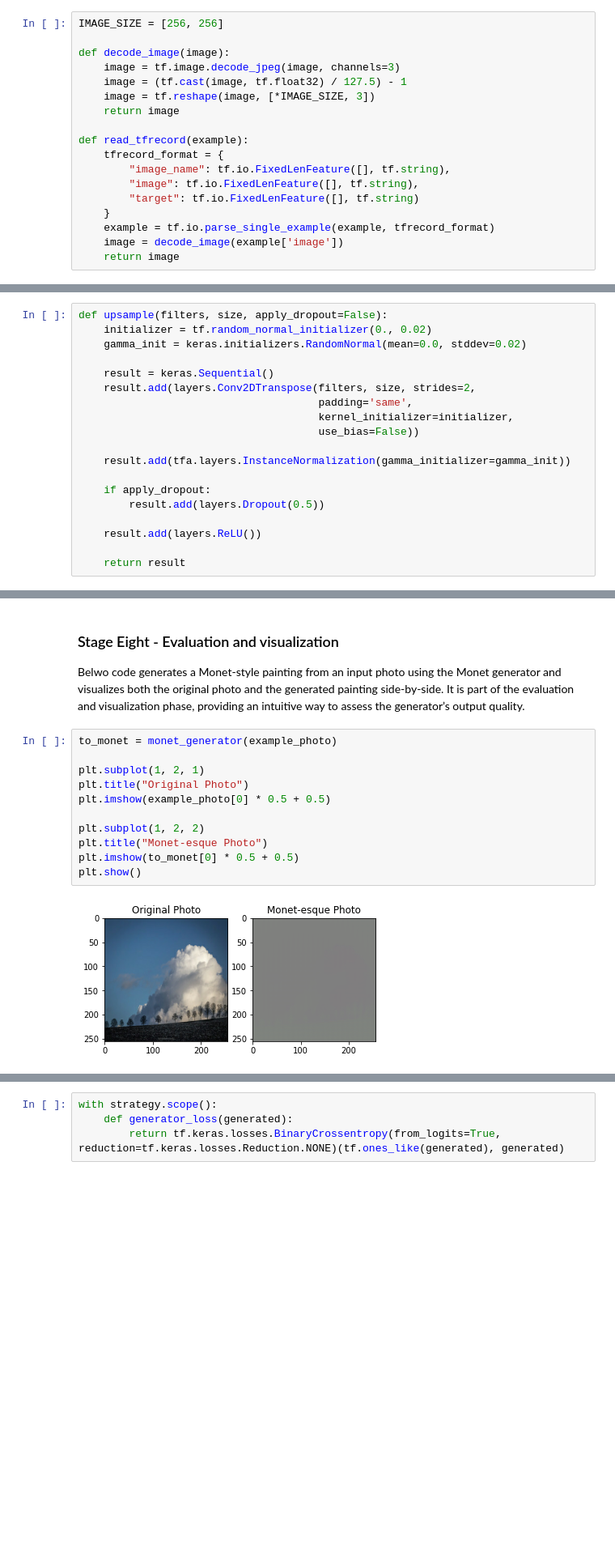
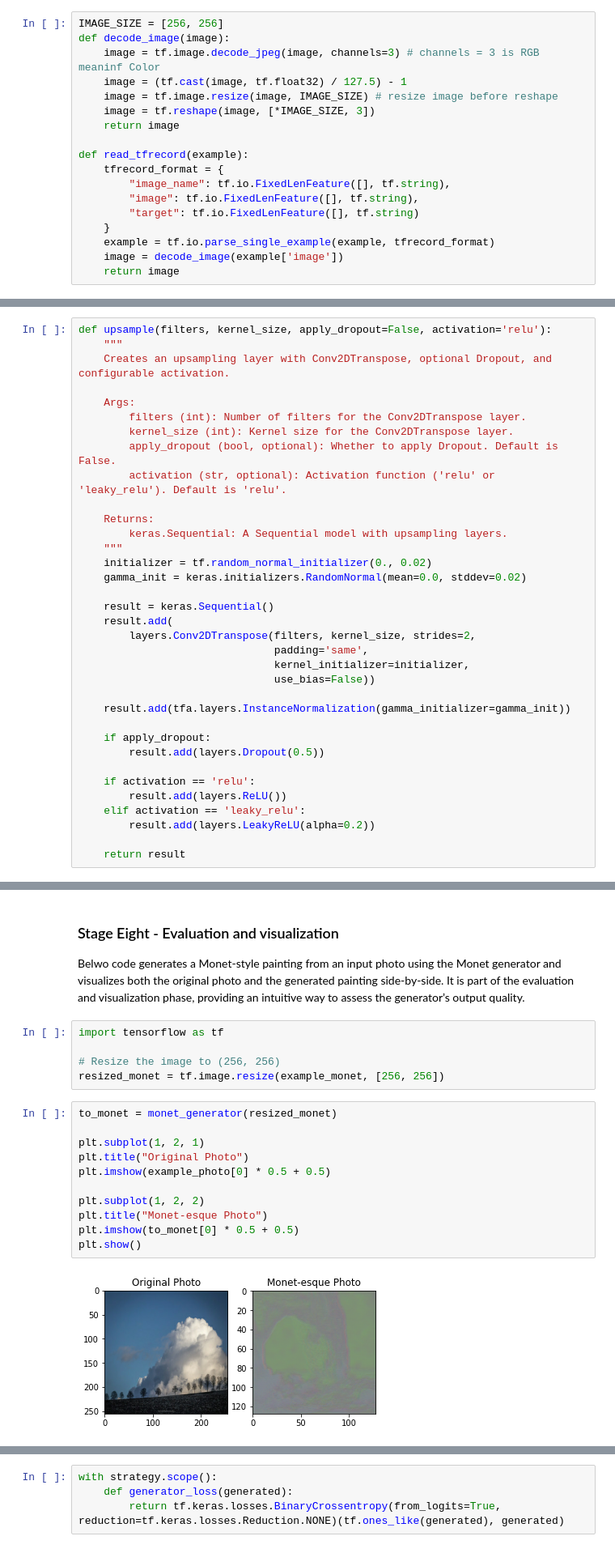
Before and after one commit to stanxwong/stanxwong, a Jupyter notebook: 5511-deep-learning-week5-gan.ipynb, the cells around one changed output, grey strips where cells are left out. Shown at 81% size. Drawn from its saved outputs; the diff is of its cells as text; blank space fills up the shorter version.

```diff
--- a/5511-deep-learning-week5-gan.ipynb
+++ b/5511-deep-learning-week5-gan.ipynb
@@ -84,10 +81,10 @@ Summary
 This setup is ideal for creating a pipeline to handle large-scale datasets efficiently during model training.
 # %%
 IMAGE_SIZE = [256, 256]
-
 def decode_image(image):
-    image = tf.image.decode_jpeg(image, channels=3)
+    image = tf.image.decode_jpeg(image, channels=3) # channels = 3 is RGB meaninf Color
     image = (tf.cast(image, tf.float32) / 127.5) - 1
+    image = tf.image.resize(image, IMAGE_SIZE) # resize image before reshape
     image = tf.reshape(image, [*IMAGE_SIZE, 3])
     return image
 
@@ -174,22 +187,38 @@ Purpose of upsample
 	•	It defines a reusable building block for constructing the model architecture.
 	•	Specifically, it is part of the generator networks in models like CycleGAN or U-Nets, which perform tasks such as image-to-image translation or image reconstruction.
 # %%
-def upsample(filters, size, apply_dropout=False):
+def upsample(filters, kernel_size, apply_dropout=False, activation='relu'):
+    """
+    Creates an upsampling layer with Conv2DTranspose, optional Dropout, and configurable activation.
+
+    Args:
+        filters (int): Number of filters for the Conv2DTranspose layer.
+        kernel_size (int): Kernel size for the Conv2DTranspose layer.
+        apply_dropout (bool, optional): Whether to apply Dropout. Default is False.
+        activation (str, optional): Activation function ('relu' or 'leaky_relu'). Default is 'relu'.
+
+    Returns:
+        keras.Sequential: A Sequential model with upsampling layers.
+    """
     initializer = tf.random_normal_initializer(0., 0.02)
     gamma_init = keras.initializers.RandomNormal(mean=0.0, stddev=0.02)
 
     result = keras.Sequential()
-    result.add(layers.Conv2DTranspose(filters, size, strides=2,
-                                      padding='same',
-                                      kernel_initializer=initializer,
-                                      use_bias=False))
+    result.add(
+        layers.Conv2DTranspose(filters, kernel_size, strides=2,
+                               padding='same',
+                               kernel_initializer=initializer,
+                               use_bias=False))
 
     result.add(tfa.layers.InstanceNormalization(gamma_initializer=gamma_init))
 
     if apply_dropout:
         result.add(layers.Dropout(0.5))
 
-    result.add(layers.ReLU())
+    if activation == 'relu':
+        result.add(layers.ReLU())
+    elif activation == 'leaky_relu':
+        result.add(layers.LeakyReLU(alpha=0.2))
 
     return result
 # %% [markdown]
@@ -307,19 +351,24 @@ with strategy.scope():
 ### Stage Eight - Evaluation and visualization
 
 Belwo code generates a Monet-style painting from an input photo using the Monet generator and visualizes both the original photo and the generated painting side-by-side. It is part of the evaluation and visualization phase, providing an intuitive way to assess the generator’s output quality.
+# %%
+import tensorflow as tf
+
+# Resize the image to (256, 256)
+resized_monet = tf.image.resize(example_monet, [256, 256])
 # %%
-to_monet = monet_generator(example_photo)
+to_monet = monet_generator(resized_monet)
 
 plt.subplot(1, 2, 1)
 plt.title("Original Photo")
 plt.imshow(example_photo[0] * 0.5 + 0.5)
 
 plt.subplot(1, 2, 2)
 plt.title("Monet-esque Photo")
 plt.imshow(to_monet[0] * 0.5 + 0.5)
 plt.show()
 # %% [output]
-[figure, old version]
+[figure, new version]
 # %% [markdown]
 ### Stage Nine - Model training Phase
 
```
Also changed, not shown: parts of 9 cells of this notebook.
